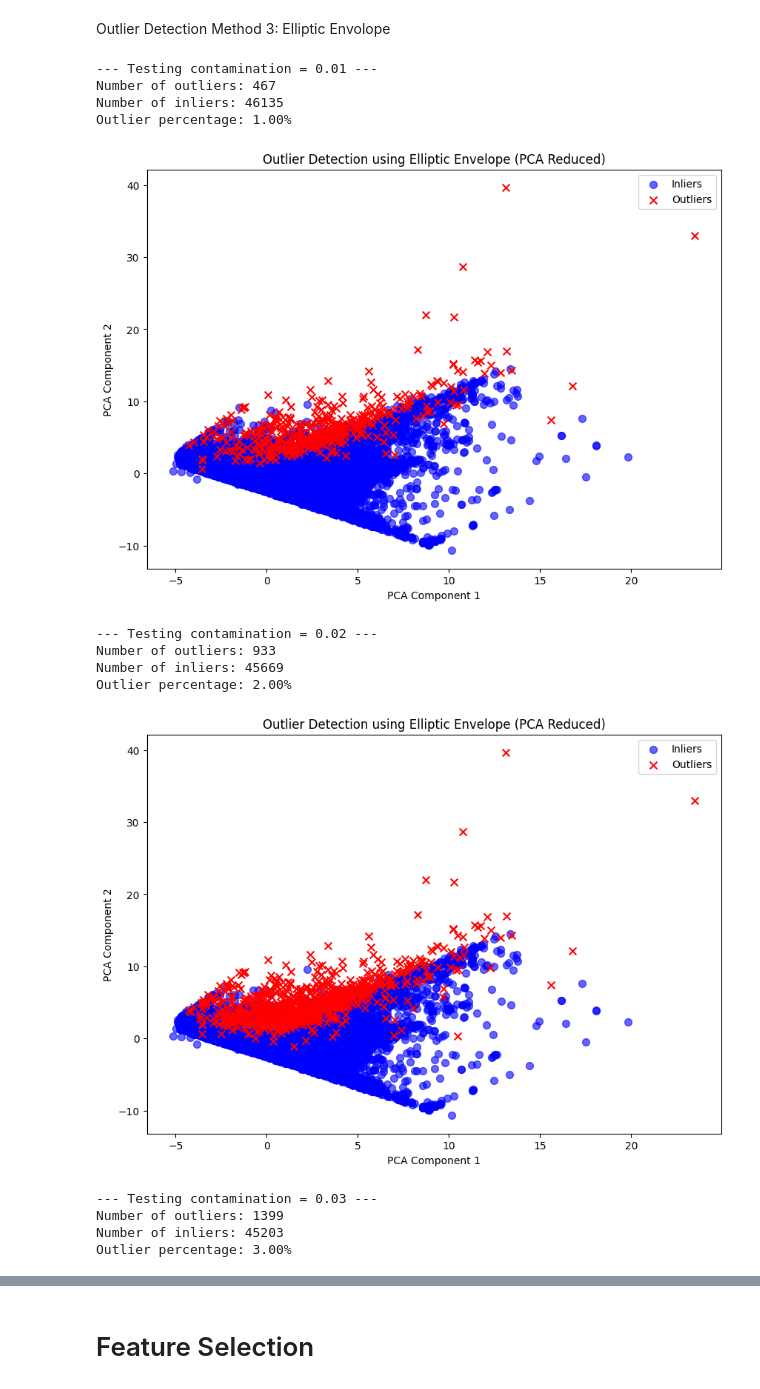
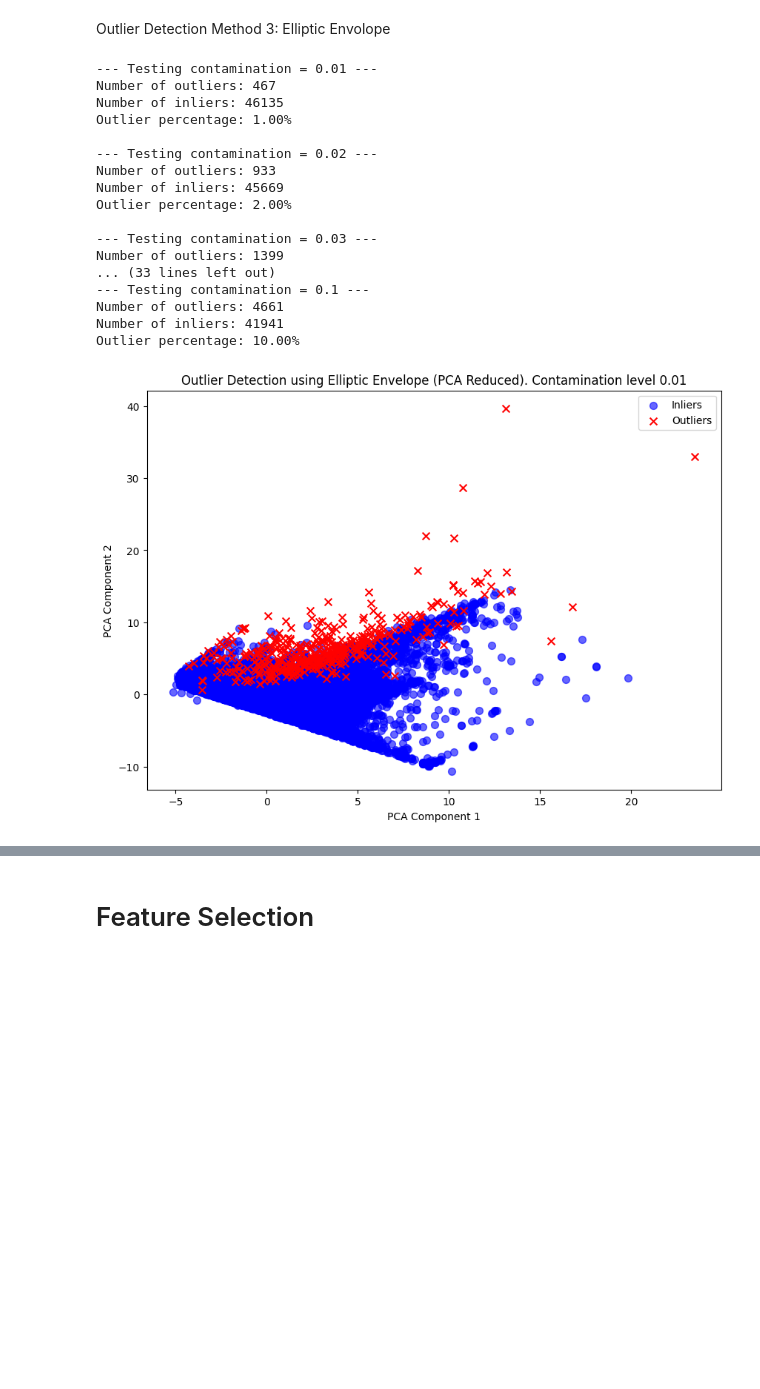
Before and after one commit to Preacho/Credit-Card-Default-Predicition, a Jupyter notebook: Final_Project_Delivery.ipynb, the cells around one changed output, grey strips where cells are left out. Cells and saved outputs as stored; diff of their text form; code cells hidden in the pictures; blank space fills up the shorter version.

```diff
--- a/Final_Project_Delivery.ipynb
+++ b/Final_Project_Delivery.ipynb
@@ -569,50 +571,67 @@ X_elliptic = data_outliers.drop(['ID', 'default.payment.next.month'], axis=1)
 y_elliptic = data_outliers['default.payment.next.month']
 
 outlier_results = {}
 
 contamination_levels = [0.01, 0.02, 0.03, 0.04, 0.05, 0.06, 0.07, 0.08, 0.09, 0.1]
 
 for contamination in contamination_levels:
     print(f"\n--- Testing contamination = {contamination} ---")
 
     # Initialize Elliptic Envelope
     ee = EllipticEnvelope(contamination=contamination, random_state=42)
 
     # Fit and predict outliers (-1 for outliers, 1 for inliers)
     outlier_labels = ee.fit_predict(X_elliptic)
 
     data_outliers['outlier_ee'] = outlier_labels
     outliers_ee = data_outliers[data_outliers['outlier_ee'] == -1]
     inliers_ee = data_outliers[data_outliers['outlier_ee'] == 1]
 
     print(f'Number of outliers: {len(outliers_ee)}' )
     print(f'Number of inliers: {len(inliers_ee)}')
     print(f"Outlier percentage: {(len(outliers_ee)/len(data_outliers))*100:.2f}%")
 
-    plt.figure(figsize=(10,7))
-    plt.scatter(pca_components[outlier_labels == 1, 0], pca_components[outlier_labels == 1, 1],
-                c='blue', label='Inliers', s=50, alpha=0.6)
-    plt.scatter(pca_components[outlier_labels == -1, 0], pca_components[outlier_labels == -1, 1],
-                c='red', label='Outliers', s=50,marker='x')
-    plt.title('Outlier Detection using Elliptic Envelope (PCA Reduced)')
-    plt.xlabel('PCA Component 1')
-    plt.ylabel('PCA Component 2')
-    plt.legend()
-    plt.show()
+
 
     data_outliers = data_outliers.drop('outlier_ee', axis=1)
+
+# Display best looking graph
+# Initialize Elliptic Envelope
+ee = EllipticEnvelope(contamination=0.01, random_state=42)
+
+# Fit and predict outliers (-1 for outliers, 1 for inliers)
+outlier_labels = ee.fit_predict(X_elliptic)
+
+data_outliers['outlier_ee'] = outlier_labels
+outliers_ee = data_outliers[data_outliers['outlier_ee'] == -1]
+inliers_ee = data_outliers[data_outliers['outlier_ee'] == 1]
+
+plt.figure(figsize=(10,7))
+plt.scatter(pca_components[outlier_labels == 1, 0], pca_components[outlier_labels == 1, 1],
+            c='blue', label='Inliers', s=50, alpha=0.6)
+plt.scatter(pca_components[outlier_labels == -1, 0], pca_components[outlier_labels == -1, 1],
+            c='red', label='Outliers', s=50,marker='x')
+plt.title(f'Outlier Detection using Elliptic Envelope (PCA Reduced). Contamination level {0.01}')
+plt.xlabel('PCA Component 1')
+plt.ylabel('PCA Component 2')
+plt.legend()
+plt.show()
 # %% [output]
 --- Testing contamination = 0.01 ---
 Number of outliers: 467
 Number of inliers: 46135
 Outlier percentage: 1.00%
+
+--- Testing contamination = 0.02 ---
+Number of outliers: 933
+Number of inliers: 45669
+Outlier percentage: 2.00%
+
+--- Testing contamination = 0.03 ---
+Number of outliers: 1399
+... (33 lines left out)
+--- Testing contamination = 0.1 ---
+Number of outliers: 4661
+Number of inliers: 41941
+Outlier percentage: 10.00%
-[figure, old version]
+[figure, new version]
---- Testing contamination = 0.02 ---
-Number of outliers: 933
-Number of inliers: 45669
-Outlier percentage: 2.00%
-[figure, removed]
---- Testing contamination = 0.03 ---
-Number of outliers: 1399
-Number of inliers: 45203
-Outlier percentage: 3.00%
```
Also changed, not shown: parts of 15 cells of this notebook.
